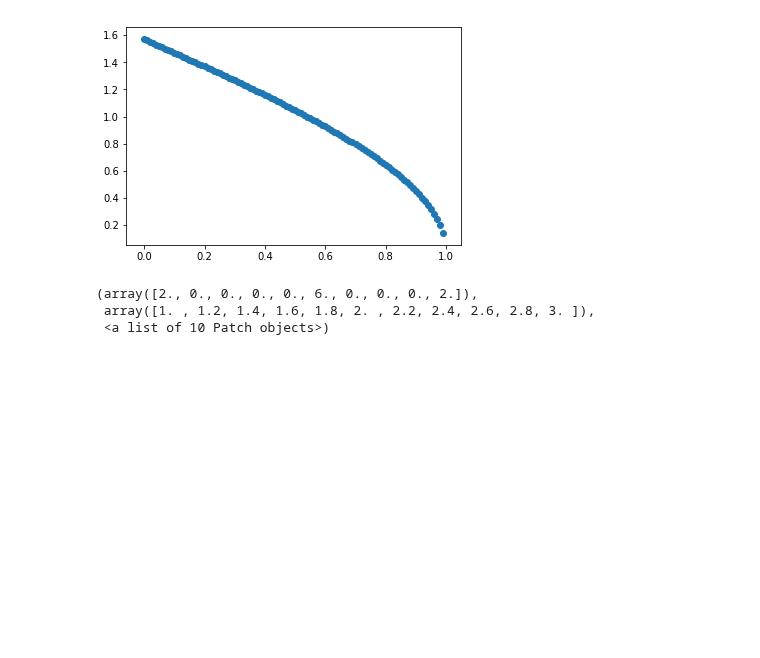
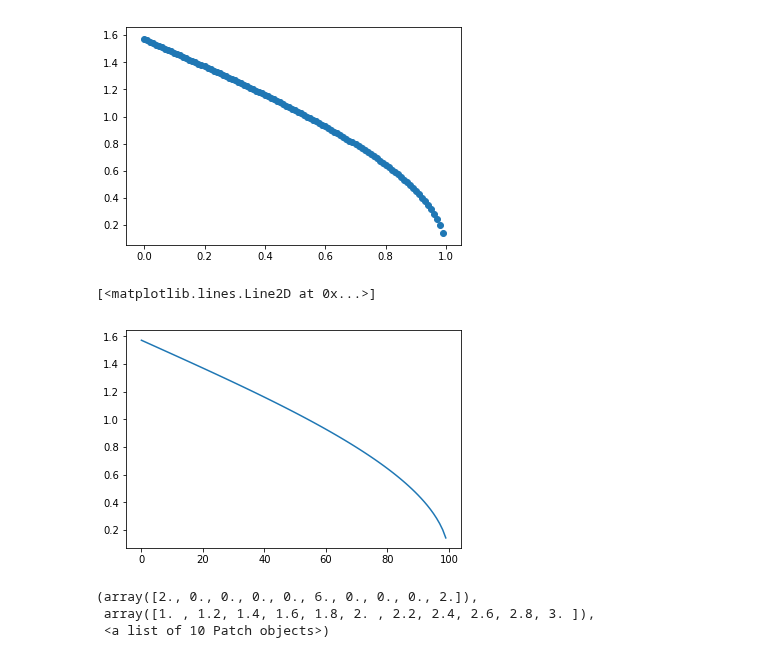
Before and after one commit to MarcSchneider71/dsc-1-09-13-normal-gaussian-distributions-lab-nyc-ds-career-012819, a Jupyter notebook: index.ipynb, the cells around one changed output. Cells and saved outputs as stored; diff of their text form; code cells hidden in the pictures; blank space fills up the shorter version.

```diff
--- a/index.ipynb
+++ b/index.ipynb
@@ -122,3 +120,8 @@ plt.plot()
+# %%
+plt.plot(np.arccos(np.arange(0,1,.01)))
+# %% [output]
+[<matplotlib.lines.Line2D at 0x...>]
+[figure, added]
 # %%
 plt.hist([1,2,3,2,1,2,3,2,2,2,])
 # %% [output]
```
Also changed, not shown: parts of 1 cell of this notebook.
